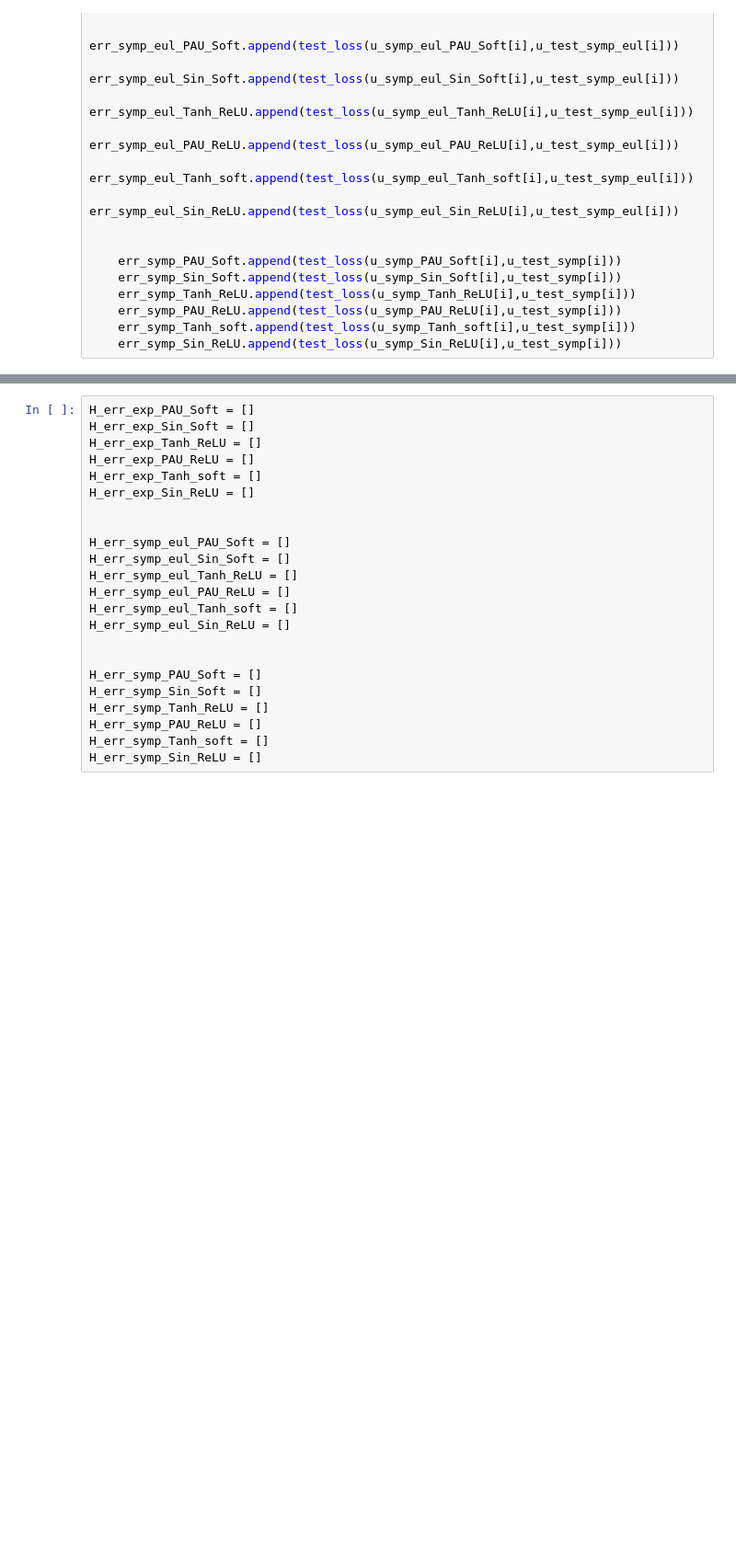
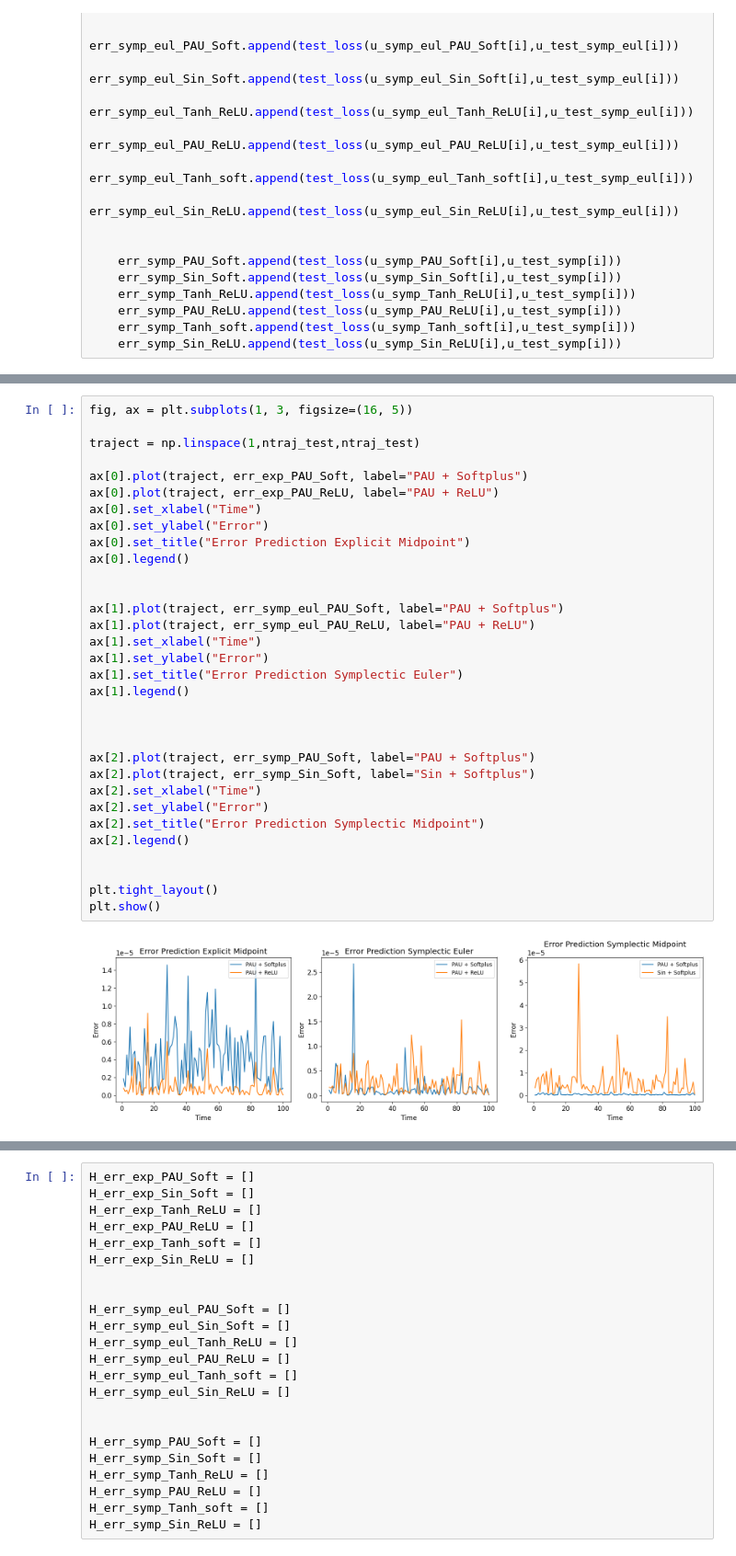
Before and after one commit to sannejamila/HNNs_ODEs, a Jupyter notebook: HenonHeiles.ipynb, the cells around one changed output, grey strips where cells are left out. Shown at 92% size. Drawn from its saved outputs; the diff is of its cells as text; blank space fills up the shorter version.

```diff
--- a/HenonHeiles.ipynb
+++ b/HenonHeiles.ipynb
@@ -604 +647,35 @@ plt.show()
+# %%
+fig, ax = plt.subplots(1, 3, figsize=(16, 5))
+
+traject = np.linspace(1,ntraj_test,ntraj_test)
+
+ax[0].plot(traject, err_exp_PAU_Soft, label="PAU + Softplus")
+ax[0].plot(traject, err_exp_PAU_ReLU, label="PAU + ReLU")
+ax[0].set_xlabel("Time")
+ax[0].set_ylabel("Error")
+ax[0].set_title("Error Prediction Explicit Midpoint")
+ax[0].legend()
+
+
+ax[1].plot(traject, err_symp_eul_PAU_Soft, label="PAU + Softplus")
+ax[1].plot(traject, err_symp_eul_PAU_ReLU, label="PAU + ReLU")
+ax[1].set_xlabel("Time")
+ax[1].set_ylabel("Error")
+ax[1].set_title("Error Prediction Symplectic Euler")
+ax[1].legend()
+
+
+
+ax[2].plot(traject, err_symp_PAU_Soft, label="PAU + Softplus")
+ax[2].plot(traject, err_symp_Sin_Soft, label="Sin + Softplus")
+ax[2].set_xlabel("Time")
+ax[2].set_ylabel("Error")
+ax[2].set_title("Error Prediction Symplectic Midpoint")
+ax[2].legend()
+
+
+plt.tight_layout()
+plt.show()
+# %% [output]
+[figure, added]
 # %% [markdown]
```
Also changed, not shown: parts of 12 cells of this notebook, 3 other files.
